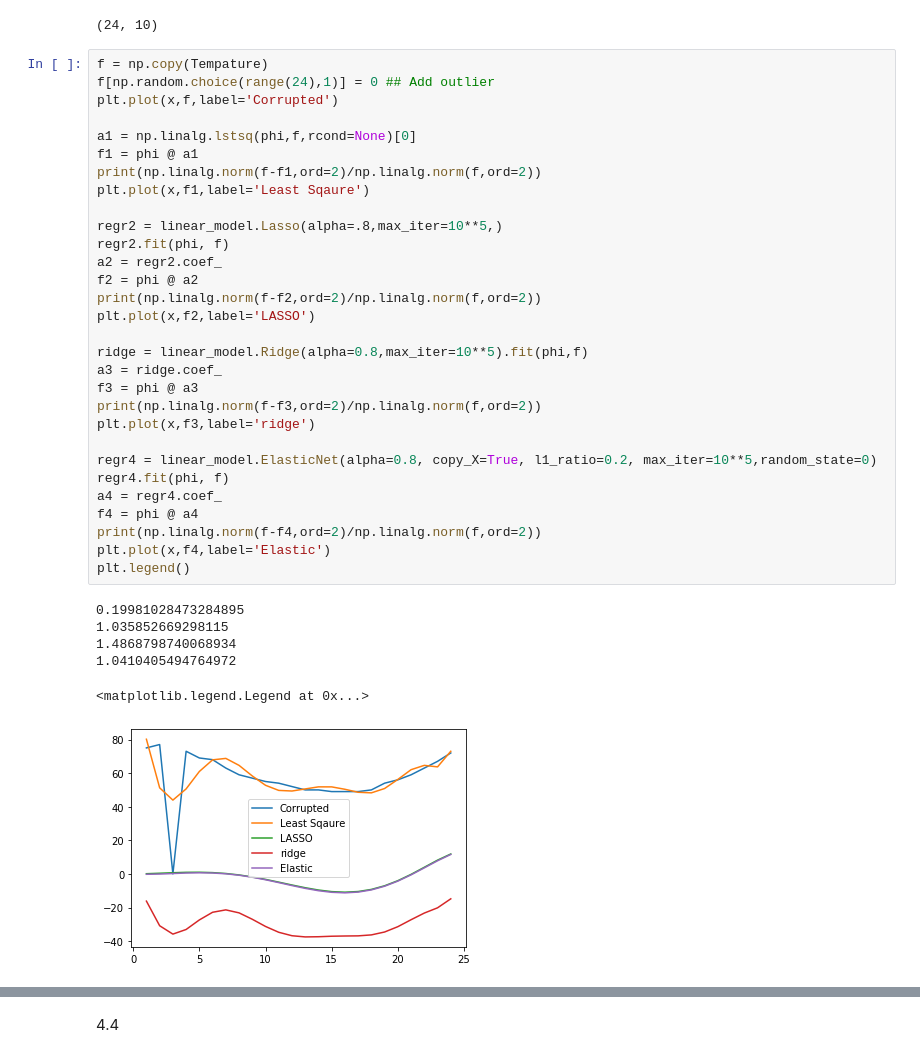
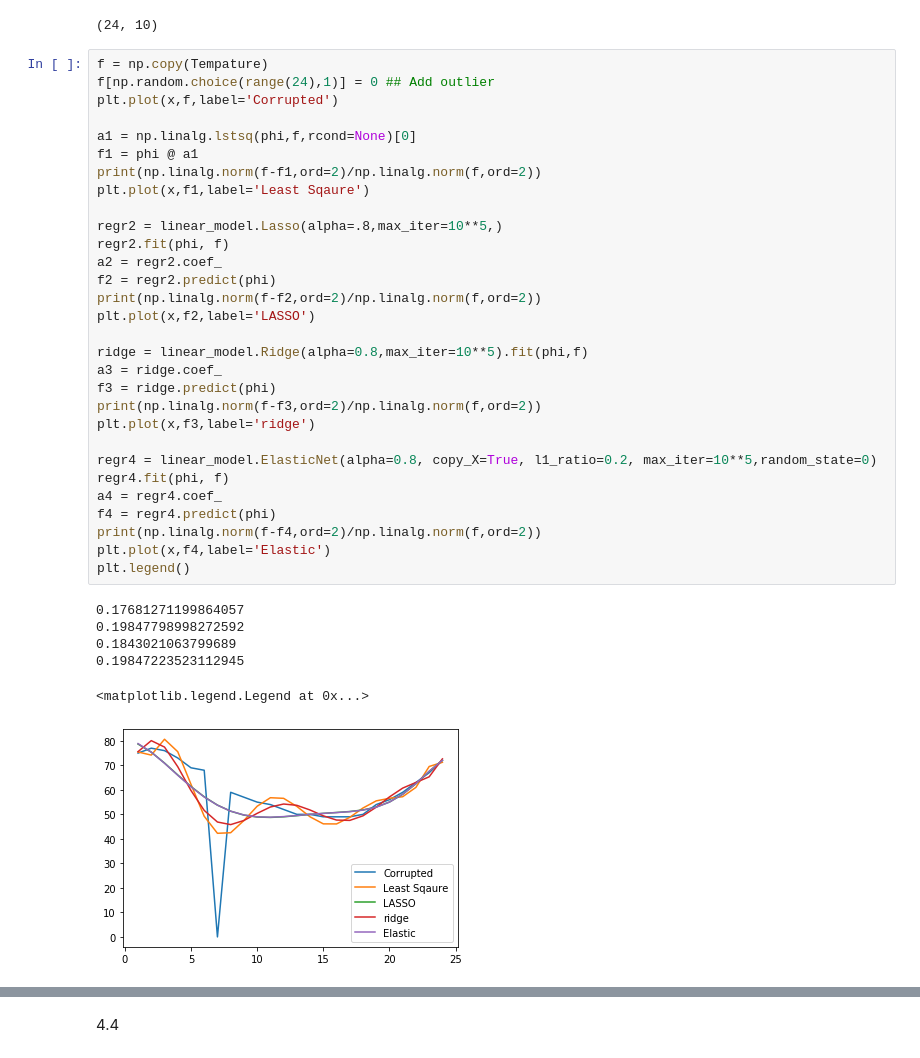
Before and after one commit to LittleMonsterSen/pattern-recognition-homework-2023, a Jupyter notebook: HW-week5.ipynb, the cells around one changed output, grey strips where cells are left out. Cells and saved outputs as stored; diff of their text form.

```diff
--- a/HW-week5.ipynb
+++ b/HW-week5.ipynb
@@ -19,40 +19,40 @@ phi.shape
 # %%
 f = np.copy(Tempature)
 f[np.random.choice(range(24),1)] = 0 ## Add outlier
 plt.plot(x,f,label='Corrupted')
 
 a1 = np.linalg.lstsq(phi,f,rcond=None)[0]
 f1 = phi @ a1
 print(np.linalg.norm(f-f1,ord=2)/np.linalg.norm(f,ord=2))
 plt.plot(x,f1,label='Least Sqaure')
 
 regr2 = linear_model.Lasso(alpha=.8,max_iter=10**5,)
 regr2.fit(phi, f)
 a2 = regr2.coef_
-f2 = phi @ a2
+f2 = regr2.predict(phi)
 print(np.linalg.norm(f-f2,ord=2)/np.linalg.norm(f,ord=2))
 plt.plot(x,f2,label='LASSO')
 
 ridge = linear_model.Ridge(alpha=0.8,max_iter=10**5).fit(phi,f)
 a3 = ridge.coef_
-f3 = phi @ a3
+f3 = ridge.predict(phi)
 print(np.linalg.norm(f-f3,ord=2)/np.linalg.norm(f,ord=2))
 plt.plot(x,f3,label='ridge')
 
 regr4 = linear_model.ElasticNet(alpha=0.8, copy_X=True, l1_ratio=0.2, max_iter=10**5,random_state=0)
 regr4.fit(phi, f)
 a4 = regr4.coef_
-f4 = phi @ a4
+f4 = regr4.predict(phi)
 print(np.linalg.norm(f-f4,ord=2)/np.linalg.norm(f,ord=2))
 plt.plot(x,f4,label='Elastic')
 plt.legend()
 # %% [output]
-0.19981028473284895
-1.035852669298115
-1.4868798740068934
-1.0410405494764972
+0.17681271199864057
+0.19847798998272592
+0.1843021063799689
+0.19847223523112945
 <matplotlib.legend.Legend at 0x...>
-[figure, old version]
+[figure, new version]
 # %%
 ## Different regressions
 lam = 0.1
```
Also changed, not shown: parts of 3 cells of this notebook.
